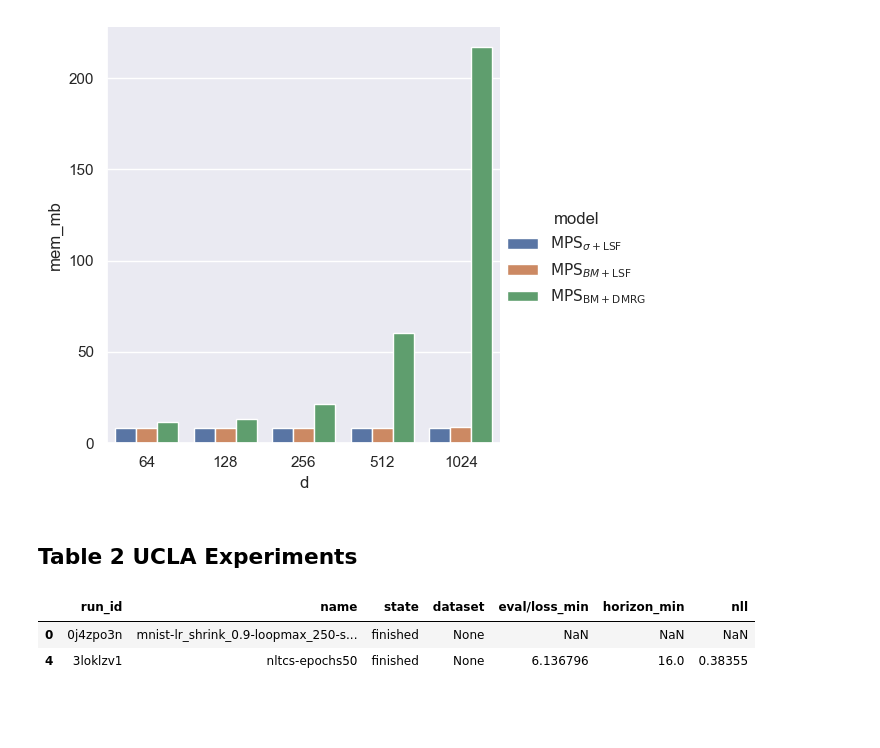
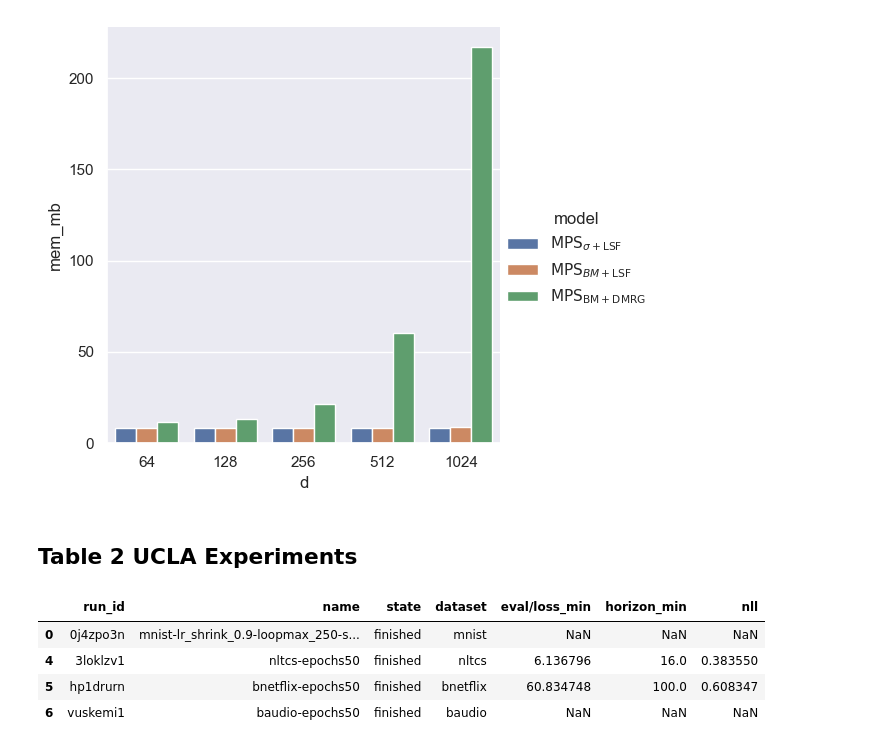
Before and after one commit to marawangamal/ptn, a Jupyter notebook: scripts/results.ipynb, the cells around one changed output. Saved outputs shown, nothing was run; the diff lists cells and outputs as text; code cells hidden in the pictures; blank space fills up the shorter version.

```diff
--- a/scripts/results.ipynb
+++ b/scripts/results.ipynb
@@ -332,9 +332,12 @@ df = load_wandb_runs('ptn-dmrg', log_specs=[{'name': 'eval/loss', 'reduce': 'min
 # %%
 dfc = df.copy()
 dfc = dfc[dfc['state'] == 'finished']
 dfc['nll'] = dfc['eval/loss_min'] / dfc['horizon_min']
+dfc['dataset'] = dfc['name'].map(lambda x: x.split('-')[0])
 dfc
 # %% [output]
 |  | run_id | name | state | dataset | eval/loss_min | horizon_min | nll |
-| 0 | 0j4zpo3n | mnist-lr_shrink_0.9-loopmax_250-s... | finished | None | NaN | NaN | NaN |
-| 4 | 3loklzv1 | nltcs-epochs50 | finished | None | 6.136796 | 16.0 | 0.38355 |
+| 0 | 0j4zpo3n | mnist-lr_shrink_0.9-loopmax_250-s... | finished | mnist | NaN | NaN | NaN |
+| 4 | 3loklzv1 | nltcs-epochs50 | finished | nltcs | 6.136796 | 16.0 | 0.383550 |
+| 5 | hp1drurn | bnetflix-epochs50 | finished | bnetflix | 60.834748 | 100.0 | 0.608347 |
+| 6 | vuskemi1 | baudio-epochs50 | finished | baudio | NaN | NaN | NaN |
```
Also changed, not shown: 2 other files.
